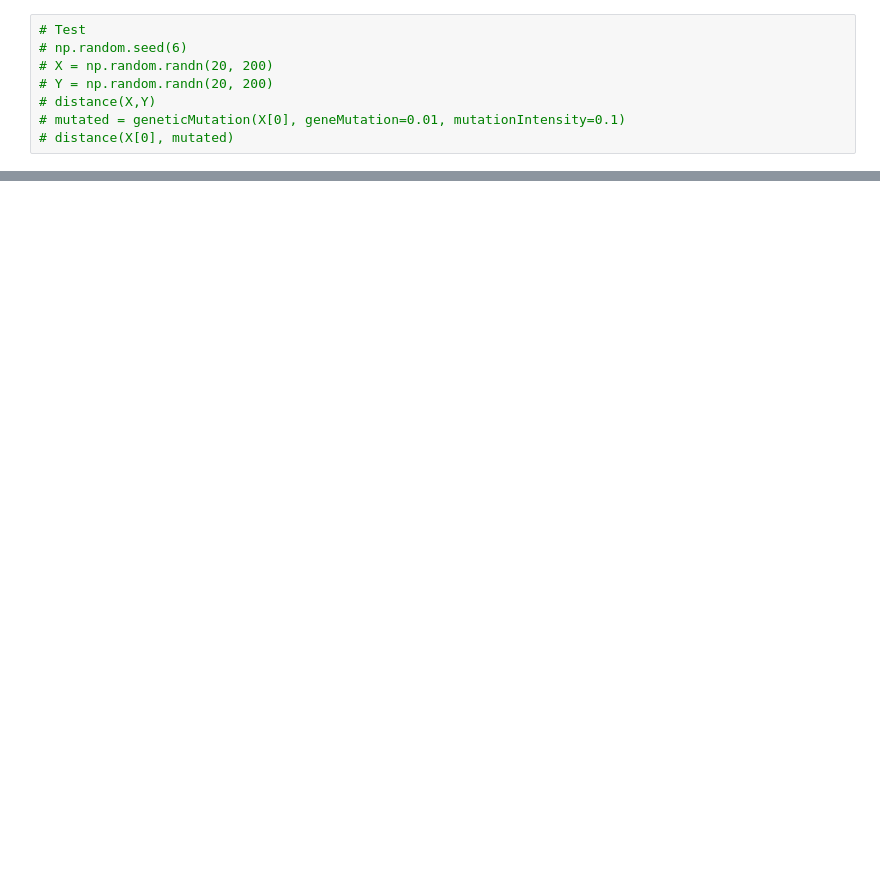
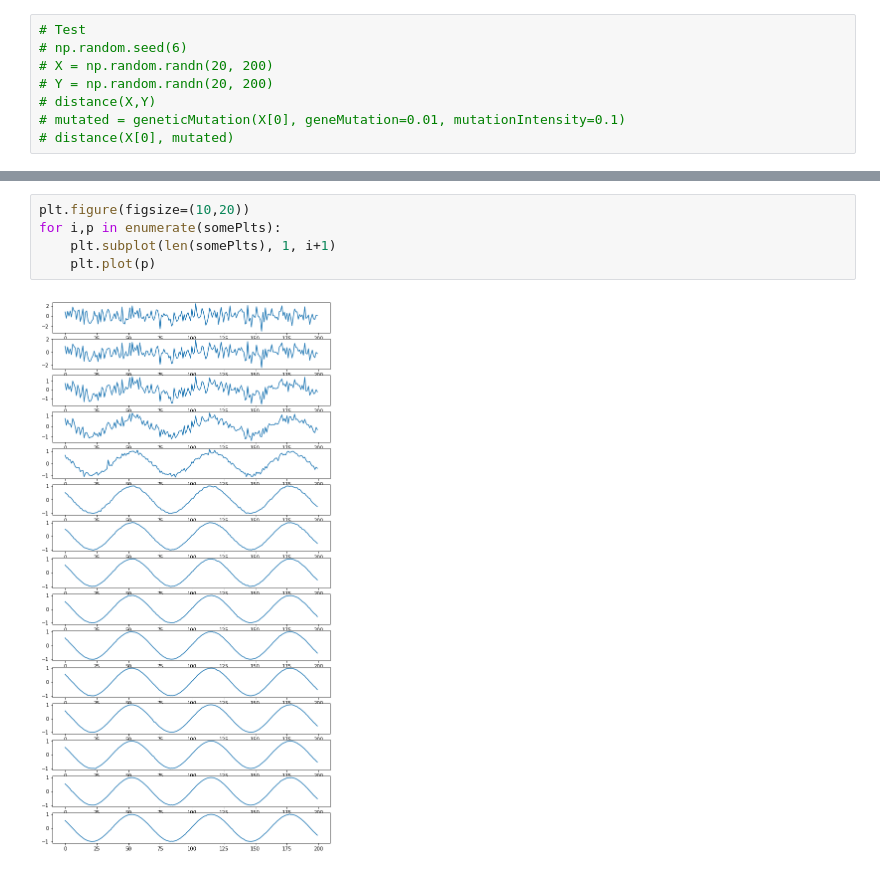
Before and after one commit to abhishekyana/Genetic-Evolution-Model, a Jupyter notebook: Basic Evolution Test.ipynb, the cells around one changed output, grey strips where cells are left out. Saved outputs shown, nothing was run; the diff lists cells and outputs as text; blank space fills up the shorter version.

```diff
--- a/Basic Evolution Test.ipynb
+++ b/Basic Evolution Test.ipynb
@@ -78,0 +97,7 @@ plt.plot(fittestGene.flatten())
+# %%
+plt.figure(figsize=(10,20))
+for i,p in enumerate(somePlts):
+    plt.subplot(len(somePlts), 1, i+1)
+    plt.plot(p)
+# %% [output]
+[figure, added]
```
Also changed, not shown: parts of 6 cells of this notebook.
